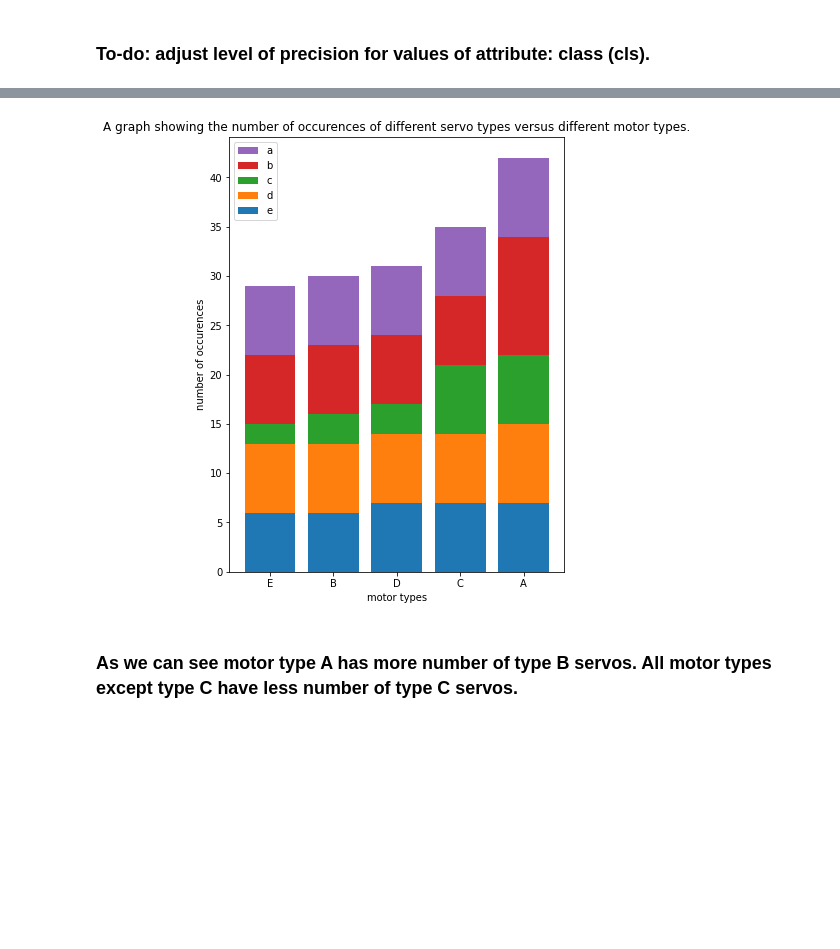
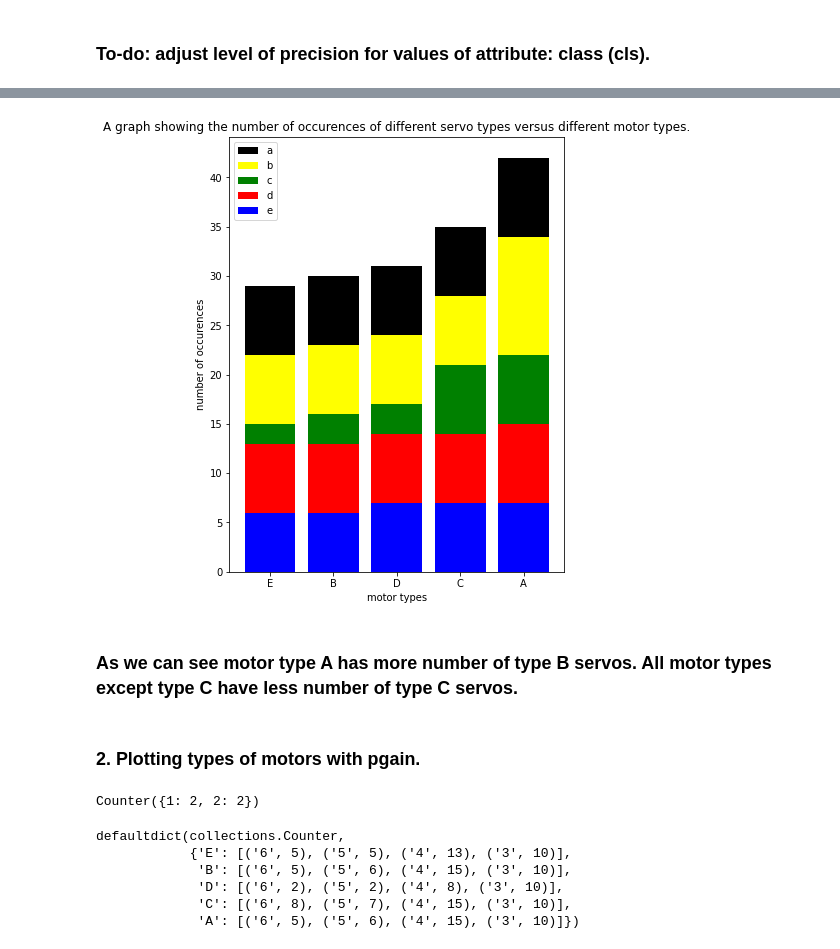
Before and after one commit to prajjwaldangal/servo-data, a Jupyter notebook: multi_plot_and_least_trimmed_regression.ipynb, the cells around one changed output, grey strips where cells are left out. Saved outputs shown, nothing was run; the diff lists cells and outputs as text; code cells hidden in the pictures; blank space fills up the shorter version.

```diff
--- a/multi_plot_and_least_trimmed_regression.ipynb
+++ b/multi_plot_and_least_trimmed_regression.ipynb
@@ -73,23 +70,34 @@ import matplotlib.pyplot as plt
 # %%
 import numpy as np
 figure = plt.figure(figsize=[6.0,8.0])
 index = [ key for key, _ in motorServoCount.items() ]
 # index = sorted(index)
 y_offset = np.zeros(5)
 plots = []
+c = 0
+colors=['blue', 'red', 'green', 'yellow', 'black']
 for key, counts in motorServoCount.items():
 
-    plots.append(plt.bar(index, [pair[1] for pair in counts], bottom=y_offset))
+    plots.append(plt.bar(index, [pair[1] for pair in counts], bottom=y_offset, color=colors[c]))
     y_offset = y_offset + [pair[1] for pair in counts]
+    c += 1
 plt.legend((plots[4], plots[3], plots[2], plots[1], plots[0]), ('a', 'b', 'c', 'd', 'e'))
 plt.xlabel('motor types')
 plt.ylabel('number of occurences')
 plt.title('A graph showing the number of occurences of different servo types versus different motor types.')
 plt.show()
 # %% [output]
-[figure, old version]
+[figure, new version]
 # %% [markdown]
 <h3>
 As we can see motor type A has more number of type B servos. All motor types except type C have less number of
 type C servos.
 </h3>
+# %% [markdown]
+<h3> 2. Plotting types of motors with pgain. </h3>
+# %%
+# pgain is a numeric variable with a range of 0 to 10 or so
+
+Counter([1,1,2,2])
+# %% [output]
+Counter({1: 2, 2: 2})
@@ -95,0 +113,9 @@ type C servos.
+# %%
+motorPgainCount
+# %% [output]
+defaultdict(collections.Counter,
+            {'E': [('6', 5), ('5', 5), ('4', 13), ('3', 10)],
+             'B': [('6', 5), ('5', 6), ('4', 15), ('3', 10)],
+             'D': [('6', 2), ('5', 2), ('4', 8), ('3', 10)],
+             'C': [('6', 8), ('5', 7), ('4', 15), ('3', 10)],
+             'A': [('6', 5), ('5', 6), ('4', 15), ('3', 10)]})
```
Also changed, not shown: parts of 14 cells of this notebook, 42 other files.
